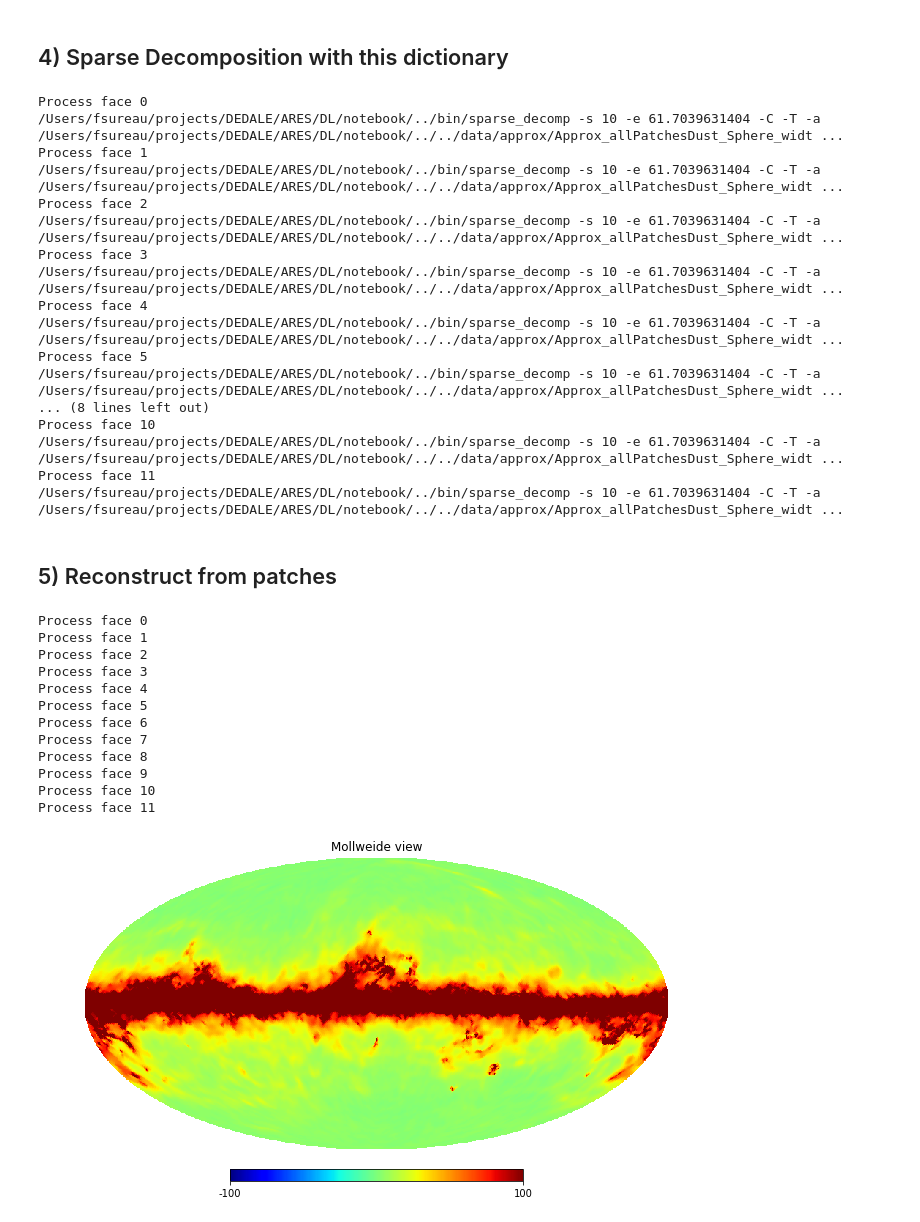
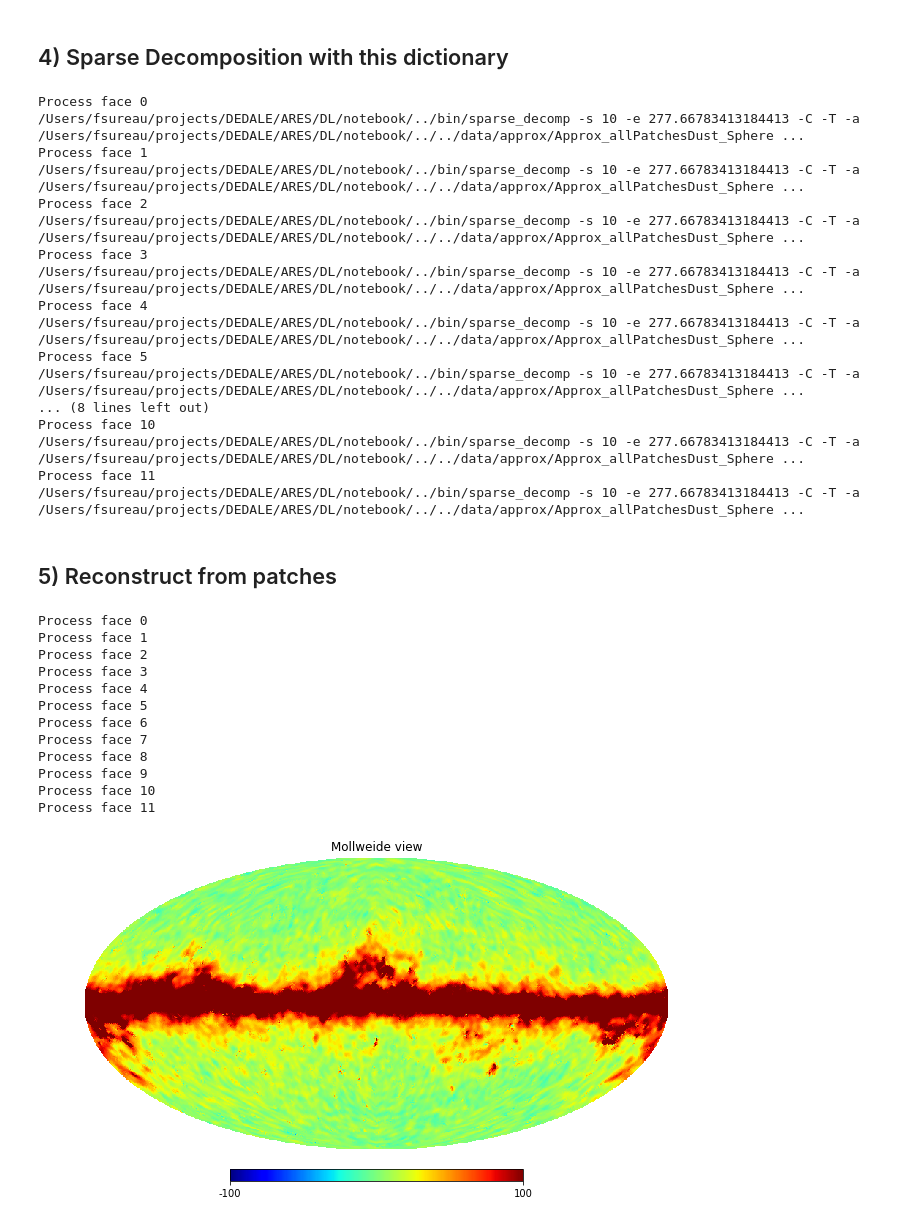
Before and after one commit to florentsureau/ARES, a Jupyter notebook: DL/notebook/DL_Sphere_Tutorial.ipynb, the cells around one changed output. Cells and saved outputs as stored; diff of their text form; code cells hidden in the pictures.

```diff
--- a/DL/notebook/DL_Sphere_Tutorial.ipynb
+++ b/DL/notebook/DL_Sphere_Tutorial.ipynb
@@ -87,7 +87,7 @@ INDXSCHM = IMPLICIT
 # %%
 seedNoise=1041978
 np.random.seed(seed=seedNoise)
-sigmaNoise=10.0
+sigmaNoise=45.0
 noisyMap=inputdust+np.random.normal(size=(npix))*sigmaNoise
 noisy_name=data_path+"/ffp8_thermaldust_nobpm_100_full_map_ns{0}_noisy{1}.fits".format(nsideMap,int(sigmaNoise))
 hp.write_map(noisy_name,noisyMap,overwrite=True) #Temperature in muK
@@ -243,56 +246,56 @@ errordecomp=math.sqrt(stats.chi2.ppf(0.9545, PatchWidth* PatchWidth))*sigmaNoise
 for face in range(12):
     print("Process face {0}".format(face))
     name_allpatch_noisy=input_path+"/AllPatchesNoisy_tdust_face{2}_width{0}_nside{1}_s{2}_new.fits".format(PatchWidth,nsideMap,face,sigmaNoise)
-    allP_approx=output_approx_path+"/Approx_all{0}_face{1}.fits".format(rootname,face)
-    allP_code=output_approx_path+"/Code_all{0}_face{1}.fits".format(rootname,face)
+    allP_approx=approx_path+"/Approx_all{0}_face{1}.fits".format(rootname,face)
+    allP_code=approx_path+"/Code_all{0}_face{1}.fits".format(rootname,face)
     opt_exec=" -s {0} -e {1} -C -T -a {2} {3} {4} {5}".format(sparsity,errordecomp,allP_approx,out_dico,name_allpatch_noisy,allP_code)
     print(decomp_file+opt_exec)
     command_line=shlex.split(decomp_file+opt_exec)
     subprocess.call(command_line)
 # %% [output]
 Process face 0
-/Users/fsureau/projects/DEDALE/ARES/DL/notebook/../bin/sparse_decomp -s 10 -e 61.7039631404 -C -T -a /Users/fsureau/projects/DEDALE/ARES/DL/notebook/../../data/approx/Approx_allPatchesDust_Sphere_widt ...
+/Users/fsureau/projects/DEDALE/ARES/DL/notebook/../bin/sparse_decomp -s 10 -e 277.66783413184413 -C -T -a /Users/fsureau/projects/DEDALE/ARES/DL/notebook/../../data/approx/Approx_allPatchesDust_Sphere ...
 Process face 1
-/Users/fsureau/projects/DEDALE/ARES/DL/notebook/../bin/sparse_decomp -s 10 -e 61.7039631404 -C -T -a /Users/fsureau/projects/DEDALE/ARES/DL/notebook/../../data/approx/Approx_allPatchesDust_Sphere_widt ...
+/Users/fsureau/projects/DEDALE/ARES/DL/notebook/../bin/sparse_decomp -s 10 -e 277.66783413184413 -C -T -a /Users/fsureau/projects/DEDALE/ARES/DL/notebook/../../data/approx/Approx_allPatchesDust_Sphere ...
 Process face 2
-/Users/fsureau/projects/DEDALE/ARES/DL/notebook/../bin/sparse_decomp -s 10 -e 61.7039631404 -C -T -a /Users/fsureau/projects/DEDALE/ARES/DL/notebook/../../data/approx/Approx_allPatchesDust_Sphere_widt ...
+/Users/fsureau/projects/DEDALE/ARES/DL/notebook/../bin/sparse_decomp -s 10 -e 277.66783413184413 -C -T -a /Users/fsureau/projects/DEDALE/ARES/DL/notebook/../../data/approx/Approx_allPatchesDust_Sphere ...
 Process face 3
-/Users/fsureau/projects/DEDALE/ARES/DL/notebook/../bin/sparse_decomp -s 10 -e 61.7039631404 -C -T -a /Users/fsureau/projects/DEDALE/ARES/DL/notebook/../../data/approx/Approx_allPatchesDust_Sphere_widt ...
+/Users/fsureau/projects/DEDALE/ARES/DL/notebook/../bin/sparse_decomp -s 10 -e 277.66783413184413 -C -T -a /Users/fsureau/projects/DEDALE/ARES/DL/notebook/../../data/approx/Approx_allPatchesDust_Sphere ...
 Process face 4
-/Users/fsureau/projects/DEDALE/ARES/DL/notebook/../bin/sparse_decomp -s 10 -e 61.7039631404 -C -T -a /Users/fsureau/projects/DEDALE/ARES/DL/notebook/../../data/approx/Approx_allPatchesDust_Sphere_widt ...
+/Users/fsureau/projects/DEDALE/ARES/DL/notebook/../bin/sparse_decomp -s 10 -e 277.66783413184413 -C -T -a /Users/fsureau/projects/DEDALE/ARES/DL/notebook/../../data/approx/Approx_allPatchesDust_Sphere ...
 Process face 5
-/Users/fsureau/projects/DEDALE/ARES/DL/notebook/../bin/sparse_decomp -s 10 -e 61.7039631404 -C -T -a /Users/fsureau/projects/DEDALE/ARES/DL/notebook/../../data/approx/Approx_allPatchesDust_Sphere_widt ...
+/Users/fsureau/projects/DEDALE/ARES/DL/notebook/../bin/sparse_decomp -s 10 -e 277.66783413184413 -C -T -a /Users/fsureau/projects/DEDALE/ARES/DL/notebook/../../data/approx/Approx_allPatchesDust_Sphere ...
 ... (8 lines left out)
 Process face 10
-/Users/fsureau/projects/DEDALE/ARES/DL/notebook/../bin/sparse_decomp -s 10 -e 61.7039631404 -C -T -a /Users/fsureau/projects/DEDALE/ARES/DL/notebook/../../data/approx/Approx_allPatchesDust_Sphere_widt ...
+/Users/fsureau/projects/DEDALE/ARES/DL/notebook/../bin/sparse_decomp -s 10 -e 277.66783413184413 -C -T -a /Users/fsureau/projects/DEDALE/ARES/DL/notebook/../../data/approx/Approx_allPatchesDust_Sphere ...
 Process face 11
-/Users/fsureau/projects/DEDALE/ARES/DL/notebook/../bin/sparse_decomp -s 10 -e 61.7039631404 -C -T -a /Users/fsureau/projects/DEDALE/ARES/DL/notebook/../../data/approx/Approx_allPatchesDust_Sphere_widt ...
+/Users/fsureau/projects/DEDALE/ARES/DL/notebook/../bin/sparse_decomp -s 10 -e 277.66783413184413 -C -T -a /Users/fsureau/projects/DEDALE/ARES/DL/notebook/../../data/approx/Approx_allPatchesDust_Sphere ...
 # %% [markdown]
 ## 5) Reconstruct from patches
 # %%
 DenImage=np.zeros((npix))
 Cover=np.zeros((npix),dtype='int64')
 for face in range(12):
     print("Process face {0}".format(face))
-    allP_approx=output_approx_path+"/Approx_all{0}_face{1}.fits".format(rootname,face)
+    allP_approx=approx_path+"/Approx_all{0}_face{1}.fits".format(rootname,face)
     Patchesctr=fits.getdata(allP_approx)
     sf.putFace2DPatches(DenImage,Cover,Patchesctr,face)
 DenImage=DenImage/Cover
 hp.mollview(DenImage,min=-100,max=100)
 # %% [output]
 Process face 0
 Process face 1
 Process face 2
 Process face 3
 Process face 4
 Process face 5
 Process face 6
 Process face 7
 Process face 8
 Process face 9
 Process face 10
 Process face 11
-[figure, old version]
+[figure, new version]
 # %%
 print(np.linalg.norm(inputdust-noisyMap)/np.sqrt(npix))
 print(np.linalg.norm(DenImage-inputdust)/np.sqrt(npix))
```
Also changed, not shown: parts of 11 cells of this notebook, 1 other file.
